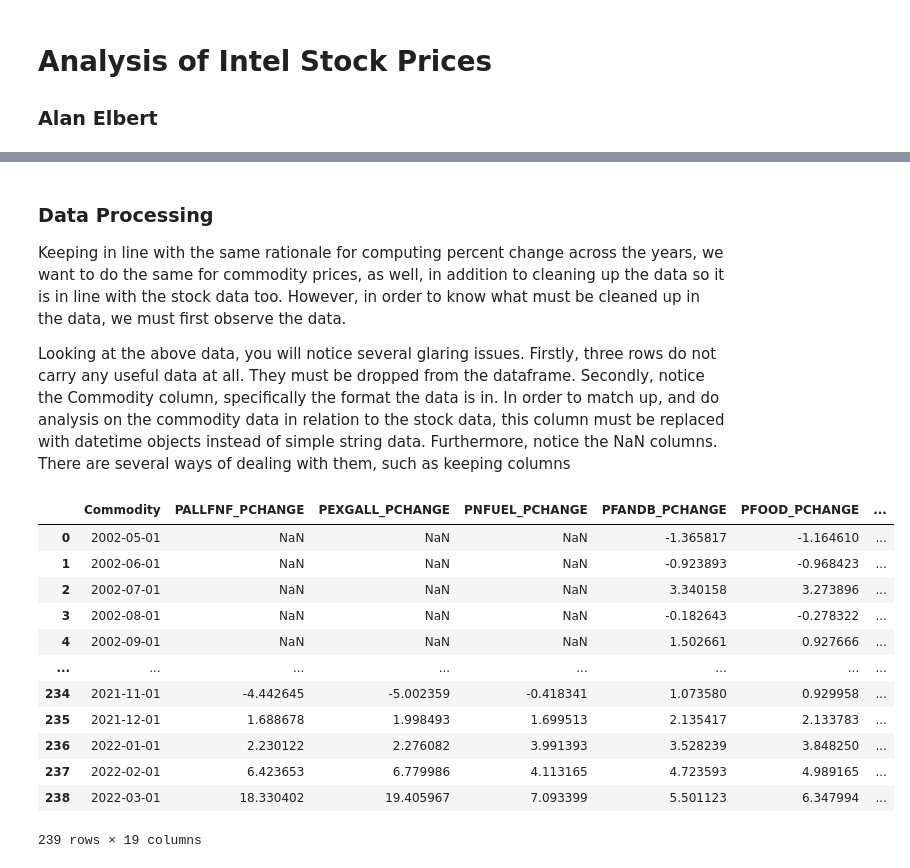
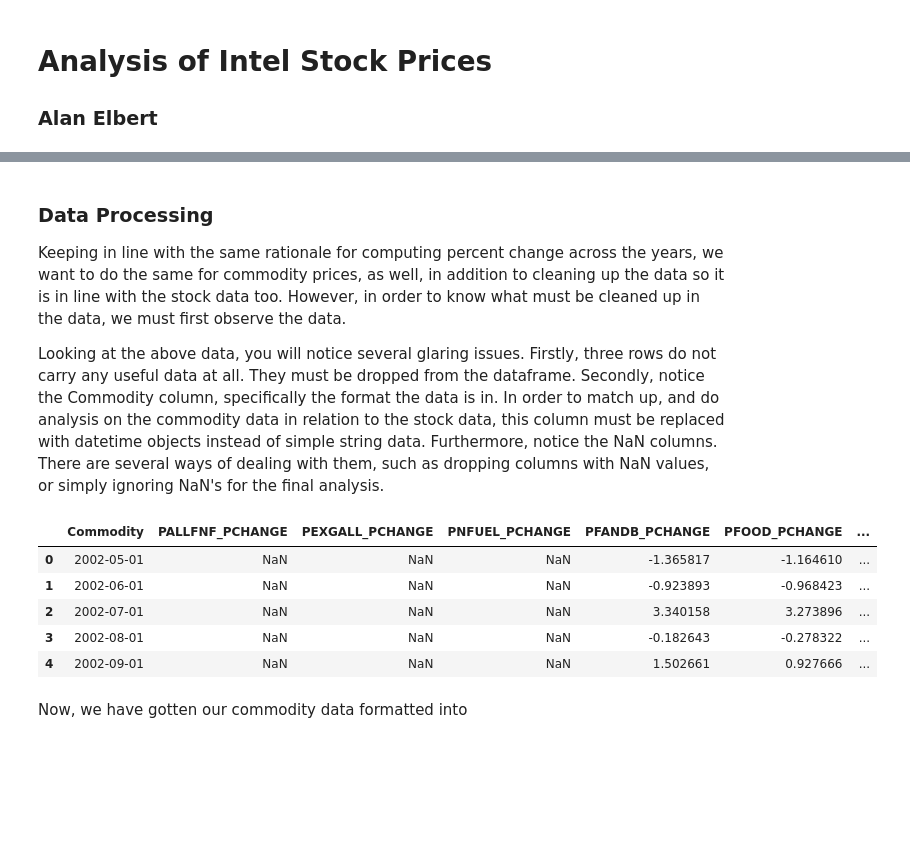
Before and after one commit to alanelbert/final_cmsc320, a Jupyter notebook: final.ipynb, the cells around one changed output, grey strips where cells are left out. Drawn from its saved outputs; the diff is of its cells as text; code cells hidden in the pictures; blank space fills up the shorter version.

Commit message:
DATA ACQ + PREPROC

```diff
--- a/final.ipynb
+++ b/final.ipynb
@@ -132,0 +207,3 @@ tcomm.head()
+# %%
+amd_t = pd.read_json('AMD.json', orient='index')
+amd_t.head()
@@ -132,0 +262,4 @@ tcomm.head()
+# %%
+amd['Date'] = [ date.fromtimestamp(int(ts)) for ts in amd['Date'] ]
+
+amd.head()
@@ -132,0 +396,10 @@ tcomm.head()
+# %%
+
+# While working on the final tutorial this link went dark and the data set dissappeared into oblivion
+# Fortunately I had a local copy stored on my machine, but here is how you would have done it if the link was still active
+# Contact me at aelbert@terpmail.umd.edu if you want the dataset used
+# tcomm = pd.read_excel('https://www.imf.org/-/media/Files/Research/CommodityPrices/Monthly/external-data-indices-onlyapril.ashx')
+
+# We are using a local copy since the link went dead
+tcomm = pd.read_excel('external-data-indices-onlyapril.xls')
+tcomm.head()
@@ -136,20 +416,28 @@ tcomm.head()
 
 Keeping in line with the same rationale for computing percent change across the years, we want to do the same for commodity prices, as well, in addition to cleaning up the data so it is in line with the stock data too. However, in order to know what must be cleaned up in the data, we must first observe the data.
 
-Looking at the above data, you will notice several glaring issues. Firstly, three rows do not carry any useful data at all. They must be dropped from the dataframe. Secondly, notice the Commodity column, specifically the format the data is in. In order to match up, and do analysis on the commodity data in relation to the stock data, this column must be replaced with datetime objects instead of simple string data. Furthermore, notice the NaN columns. There are several ways of dealing with them, such as keeping columns
+Looking at the above data, you will notice several glaring issues. Firstly, three rows do not carry any useful data at all. They must be dropped from the dataframe. Secondly, notice the Commodity column, specifically the format the data is in. In order to match up, and do analysis on the commodity data in relation to the stock data, this column must be replaced with datetime objects instead of simple string data. Furthermore, notice the NaN columns. There are several ways of dealing with them, such as dropping columns with NaN values, or simply ignoring NaN's for the final analysis.
 # %%
-from datetime import date
 
 
 
+# We are removing the first 3 rows which carry no useful information. We can do this using .drop()
+
 tcomm = tcomm.drop([0,1,2])
+
+
+# This is just a bit of legacy code I kept in to only select a few columns, used for debugging purposes. I left it in because I used the array later and did
+# not want to break anything by removing it.
 
 tpchange = ['PALLFNF',	'PEXGALL',	'PNFUEL',	'PFANDB',	'PFOOD', 'PBEVE',
     'PINDU', 'PAGRI', 'PRAWM',	'PALLMETA',	'PMETA', 'PPMETA', 'PEXGMETA',	'PFERT', 'PNRG', 'POILAPSP', 'PNGAS', 'PCOAL']
 
+# We can also drop columns, and do it in place as well
 tcomm.drop(tcomm.columns.difference(['Commodity'] + tpchange), 1, inplace=True)
 
 
+# This loop converts the YEARM(MONTH) string into a form pythons built in date time parser can parse, which allows us to compare date times directly
+# .iterrows() iterates per row, giving us its index and the contents of each row for us to look at
 for i, row in tcomm.iterrows():
     datestr = (row['Commodity'])
 
@@ -159,46 +447,47 @@ for i, row in tcomm.iterrows():
 
     isostr = yearstr + "-" + mstr + "-01"
 
+    # In order to update the date, we have to use .at[index, column] to update the DF directly
     tcomm.at[i, 'Commodity'] = date.fromisoformat(isostr)
 
+# Drops all rows we do not need
+tcomm = tcomm[tcomm['Commodity'] >= date.fromisoformat('2002-04-01')]
 
-tcomm = tcomm[tcomm['Commodity'] >= date.fromisoformat('2002-04-01')]
+# Ensures all numbers are floats
 
 for i, row in tcomm.iterrows():
     for n in tpchange:
         tcomm.at[i, n] = float(row[n])
 
+# We will calculate percent change using a deep copy which has one less row
 
 commdata = tcomm.copy(deep=True)
-
 commdata = commdata.drop([150])
 
+
+# Resets the index so that we can compare across dataframes, also removes the previously created index
 tcomm = tcomm.reset_index()
 tcomm.drop(['index'], 1, inplace=True)
 
 commdata = commdata.reset_index()
 commdata.drop(['index'], 1, inplace=True)
 
 
+# Computes percent changew
 for i, row in commdata.iterrows():
     for n in tpchange:
         commdata.at[i, n + "_PCHANGE"] = 100 * ( (commdata.at[i,n] - tcomm.at[i,n]) / tcomm.at[i,n])
 
-
+# Now that percent change has been computed, we no longer need the original prices
 commdata.drop(tpchange, 1, inplace = True)
 
-commdata
+commdata.head()
 # %% [output]
 |  | Commodity | PALLFNF_PCHANGE | PEXGALL_PCHANGE | PNFUEL_PCHANGE | PFANDB_PCHANGE | PFOOD_PCHANGE | ... |
 | 0 | 2002-05-01 | NaN | NaN | NaN | -1.365817 | -1.164610 | ... |
 | 1 | 2002-06-01 | NaN | NaN | NaN | -0.923893 | -0.968423 | ... |
 | 2 | 2002-07-01 | NaN | NaN | NaN | 3.340158 | 3.273896 | ... |
 | 3 | 2002-08-01 | NaN | NaN | NaN | -0.182643 | -0.278322 | ... |
 | 4 | 2002-09-01 | NaN | NaN | NaN | 1.502661 | 0.927666 | ... |
-| ... | ... | ... | ... | ... | ... | ... | ... |
-| 234 | 2021-11-01 | -4.442645 | -5.002359 | -0.418341 | 1.073580 | 0.929958 | ... |
-| 235 | 2021-12-01 | 1.688678 | 1.998493 | 1.699513 | 2.135417 | 2.133783 | ... |
-| 236 | 2022-01-01 | 2.230122 | 2.276082 | 3.991393 | 3.528239 | 3.848250 | ... |
-| 237 | 2022-02-01 | 6.423653 | 6.779986 | 4.113165 | 4.723593 | 4.989165 | ... |
-| 238 | 2022-03-01 | 18.330402 | 19.405967 | 7.093399 | 5.501123 | 6.347994 | ... |
-239 rows × 19 columns
+# %% [markdown]
+Now, we have gotten our commodity data formatted into
```
Also changed, not shown: parts of 34 cells of this notebook, 2 other files.
